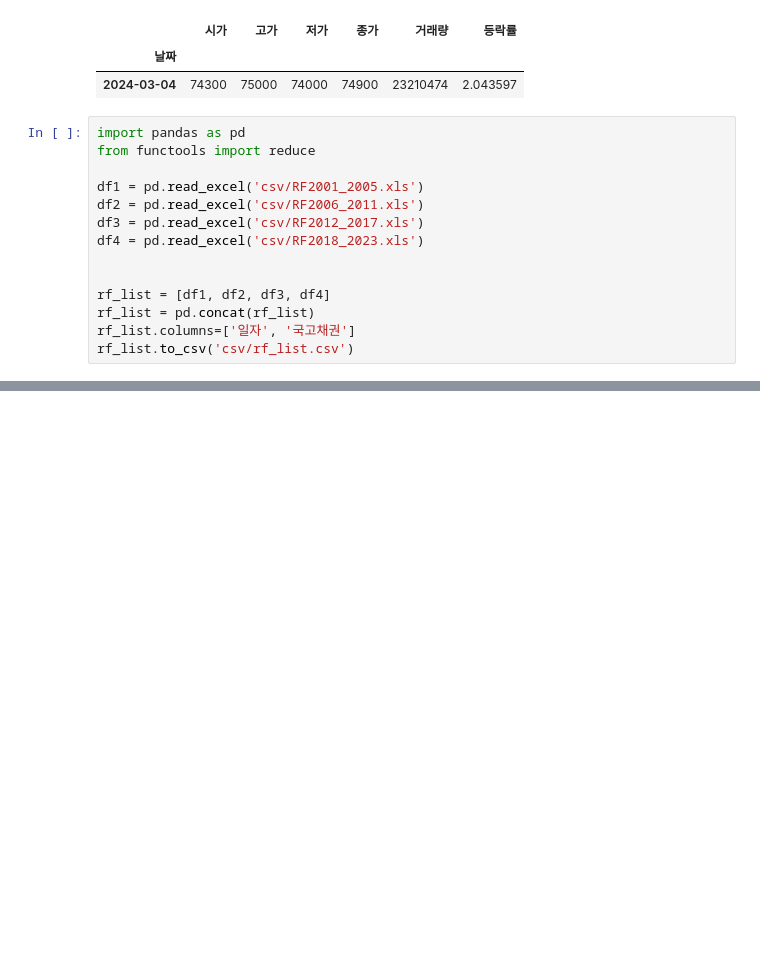
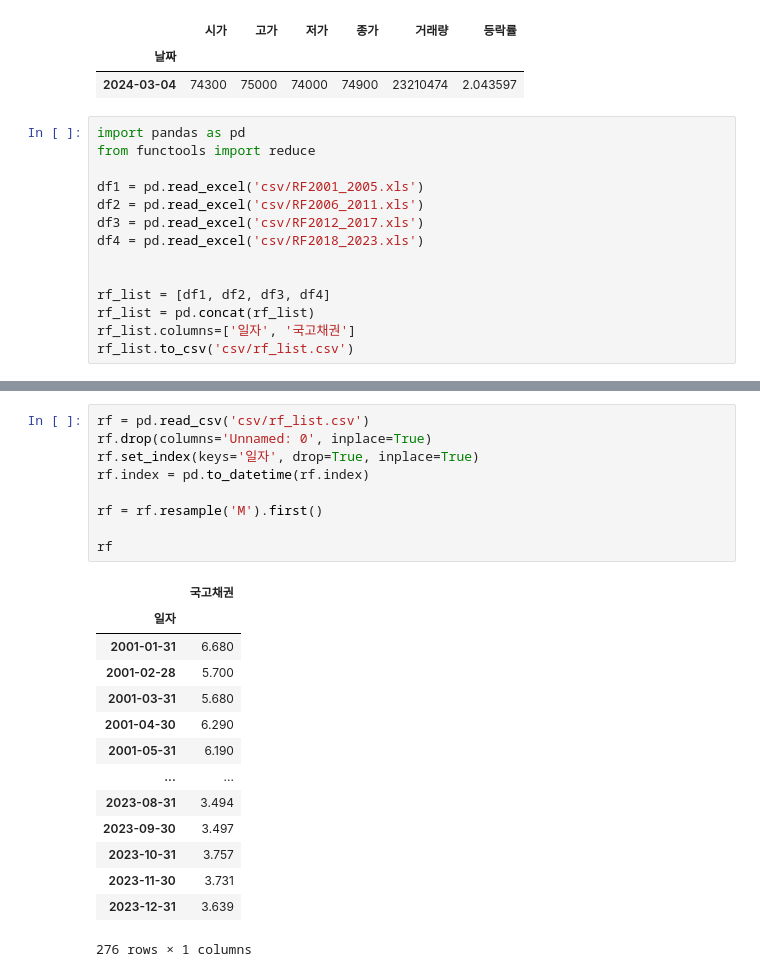
Before and after one commit to minxzzy/hackathon, a Jupyter notebook: test.ipynb, the cells around one changed output, grey strips where cells are left out. Cells and saved outputs as stored; diff of their text form; blank space fills up the shorter version.

```diff
--- a/test.ipynb
+++ b/test.ipynb
@@ -349,0 +349,24 @@ rf_list.to_csv('csv/rf_list.csv')
+# %%
+rf = pd.read_csv('csv/rf_list.csv')
+rf.drop(columns='Unnamed: 0', inplace=True)
+rf.set_index(keys='일자', drop=True, inplace=True)
+rf.index = pd.to_datetime(rf.index)
+
+rf = rf.resample('M').first()
+
+rf
+# %% [output]
+|  | 국고채권 |
+| 일자 |  |
+| 2001-01-31 | 6.680 |
+| 2001-02-28 | 5.700 |
+| 2001-03-31 | 5.680 |
+| 2001-04-30 | 6.290 |
+| 2001-05-31 | 6.190 |
+| ... | ... |
+| 2023-08-31 | 3.494 |
+| 2023-09-30 | 3.497 |
+| 2023-10-31 | 3.757 |
+| 2023-11-30 | 3.731 |
+| 2023-12-31 | 3.639 |
+276 rows × 1 columns
```
Also changed, not shown: parts of 5 cells of this notebook.
